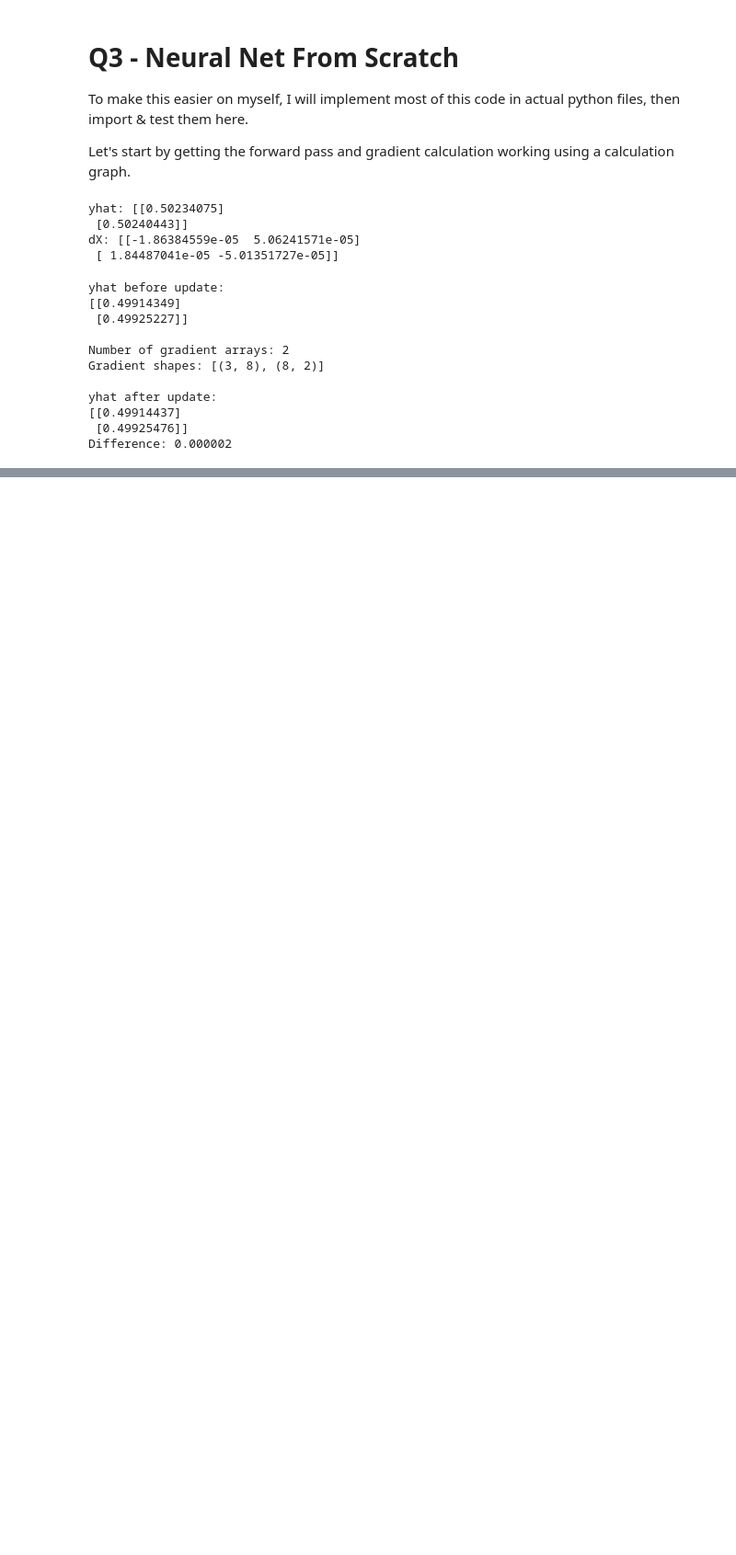
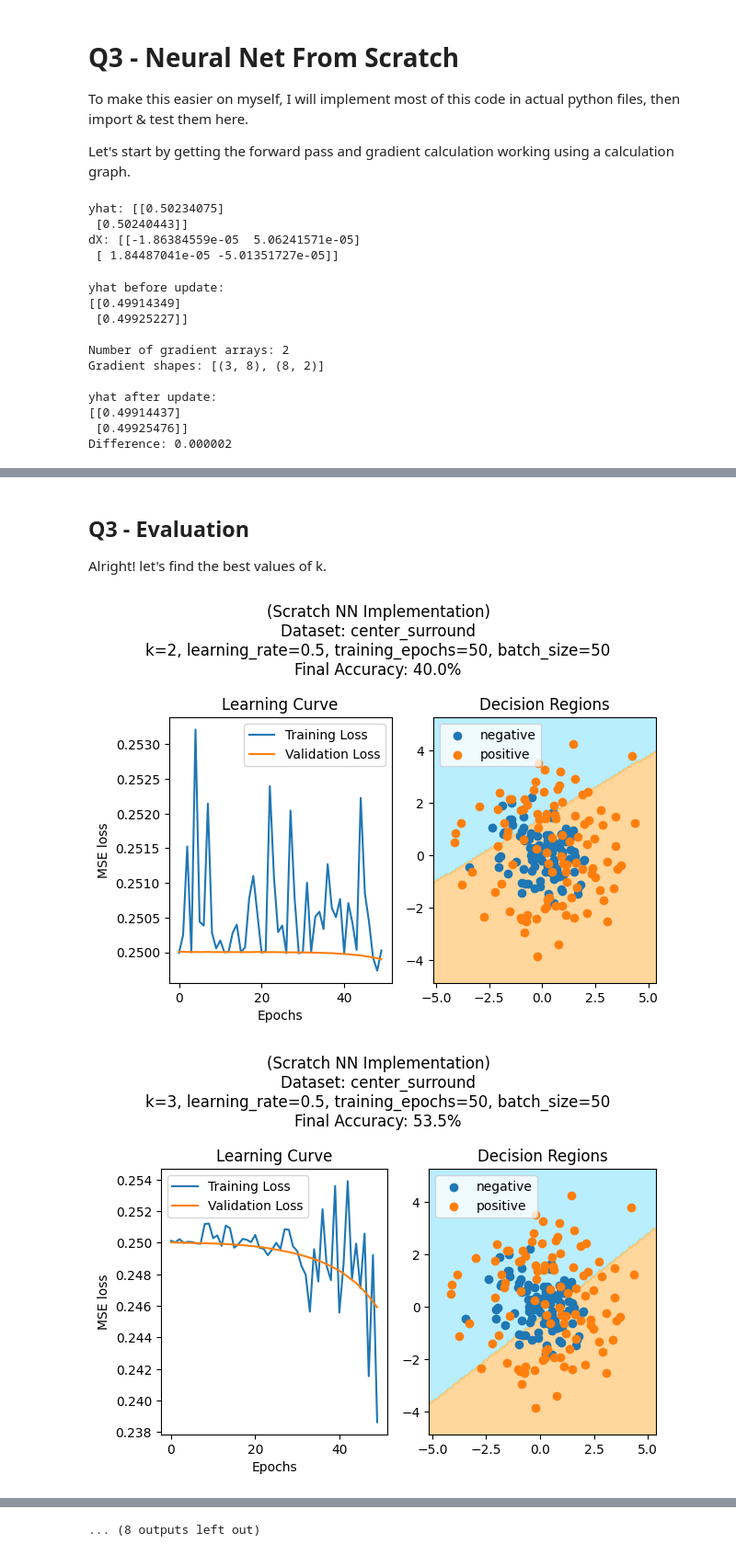
Before and after one commit to cwoodhayes/MSAI437_homework, a Jupyter notebook: cwh_hw1.ipynb, the cells around one changed output, grey strips where cells are left out. Shown at 92% size. Saved outputs shown, nothing was run; the diff lists cells and outputs as text; code cells hidden in the pictures; blank space fills up the shorter version.

```diff
--- a/cwh_hw1.ipynb
+++ b/cwh_hw1.ipynb
@@ -751,0 +757,30 @@ runner.eval_and_plot([
+# %% [markdown]
+## Q3 - Evaluation
+Alright! let's find the best values of k.
+# %%
+# gonna use the new class here rather than the old code. I think will be easier
+def iterate_hyperparams_k_scratch():
+    """Iterator for varying k in the hyperparams, with all others set to good values"""
+    k = [2, 3, 5, 7, 9]
+    learns = [0.5]
+    epochs = [50]
+    batch = [50]
+
+    for k, lr, ep, bs in product(k, learns, epochs, batch):
+        yield snn.ScratchMSENet.Hyperparams(k=k, learning_rate=lr, training_epochs=ep, batch_size=bs)
+
+def find_best_k_mse():
+    runs = []
+    for dset_name in DSETS_SCRATCH.keys():
+        for hp in iterate_hyperparams_k_scratch():
+            model = snn.ScratchMSENet(hp)
+            optimizer = sopt.SGD(model.parameters(), learning_rate=hp.learning_rate)
+            runs.append((dset_name, DSETS_SCRATCH[dset_name], model, optimizer))
+
+    np.random.seed(0)
+    runner.eval_and_plot(runs)
+
+find_best_k_mse()
+# %% [output]
+[figure, added]
+[figure, added]
@@ -751,0 +797 @@ runner.eval_and_plot([
+... (8 outputs left out)
```
Also changed, not shown: parts of 4 cells of this notebook.
